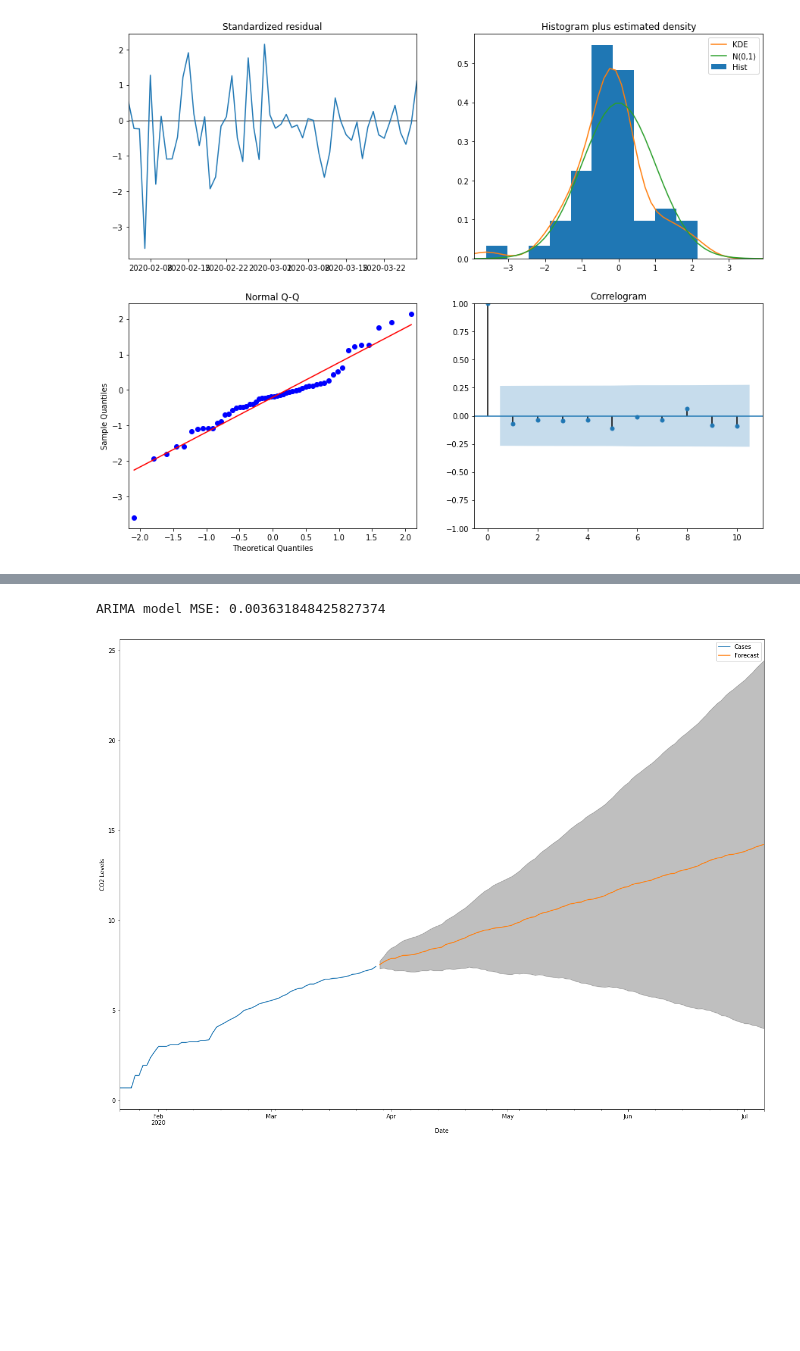
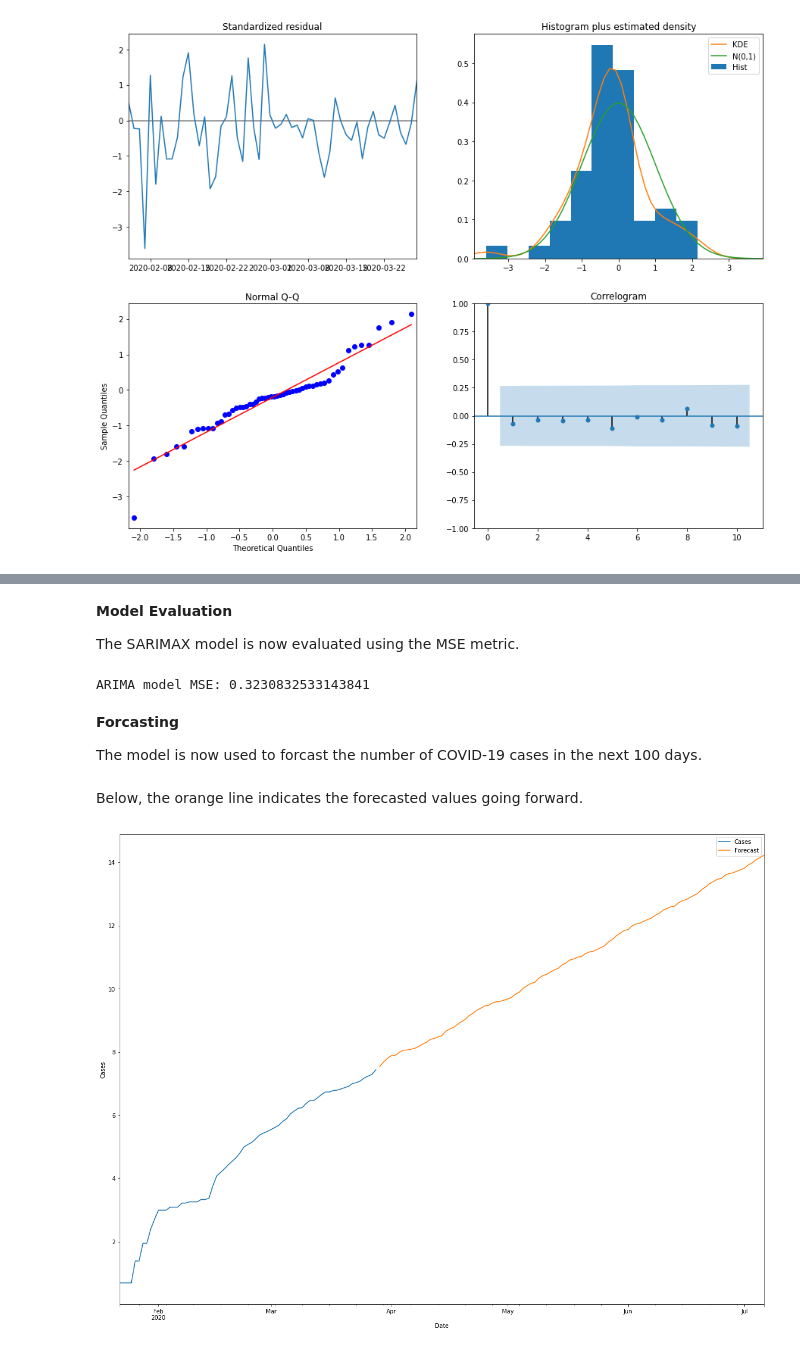
Before and after one commit to kabirwalia8300/COVID19, a Jupyter notebook: COVID19_Japan.ipynb, the cells around one changed output, grey strips where cells are left out. Drawn from its saved outputs; the diff is of its cells as text; code cells hidden in the pictures; blank space fills up the shorter version.

```diff
--- a/COVID19_Japan.ipynb
+++ b/COVID19_Japan.ipynb
@@ -255,13 +285,19 @@ plt.show()
+# %% [markdown]
+**Model Evaluation**
+
+The SARIMAX model is now evaluated using the MSE metric.
 # %%
-y_forecasted = pred.predicted_mean
+import sklearn
+from sklearn.metrics import mean_squared_error
 
 series = japan.iloc[:,0:1]
 y_truth = series[te_start:]
-japan['Forecasted']=y_forecasted.astype('int64')
 
-import sklearn
-from sklearn.metrics import mean_squared_error
-print('ARIMA model MSE: {}'.format(mean_squared_error(y_forecasted,y_truth)))
+print('ARIMA model MSE: {}'.format(mean_squared_error(pred.predicted_mean.astype('int64'),y_truth)))
 # %% [output]
-ARIMA model MSE: 0.003631848425827374
+ARIMA model MSE: 0.3230832533143841
+# %% [markdown]
+**Forcasting**
+
+The model is now used to forcast the number of COVID-19 cases in the next 100 days.
 # %%
@@ -273,14 +307,16 @@ pred_uc = results.get_forecast(steps=100)
 pred_ci = pred_uc.conf_int()
+# %% [markdown]
+Below, the orange line indicates the forecasted values going forward.
 # %%
 ax = japan.plot(label='observed', figsize=(20, 15))
 pred_uc.predicted_mean.plot(ax=ax, label='Forecast')
-ax.fill_between(pred_ci.index,
-                pred_ci.iloc[:, 0],
-                pred_ci.iloc[:, 1], color='k', alpha=.25)
+# ax.fill_between(pred_ci.index,
+#                 pred_ci.iloc[:, 0],
+#                 color='k', alpha=.25)
 ax.set_xlabel('Date')
-ax.set_ylabel('CO2 Levels')
+ax.set_ylabel('Cases')
 
 plt.legend()
 plt.show()
 # %% [output]
-[figure, old version]
+[figure, new version]
```
Also changed, not shown: parts of 60 cells of this notebook.
